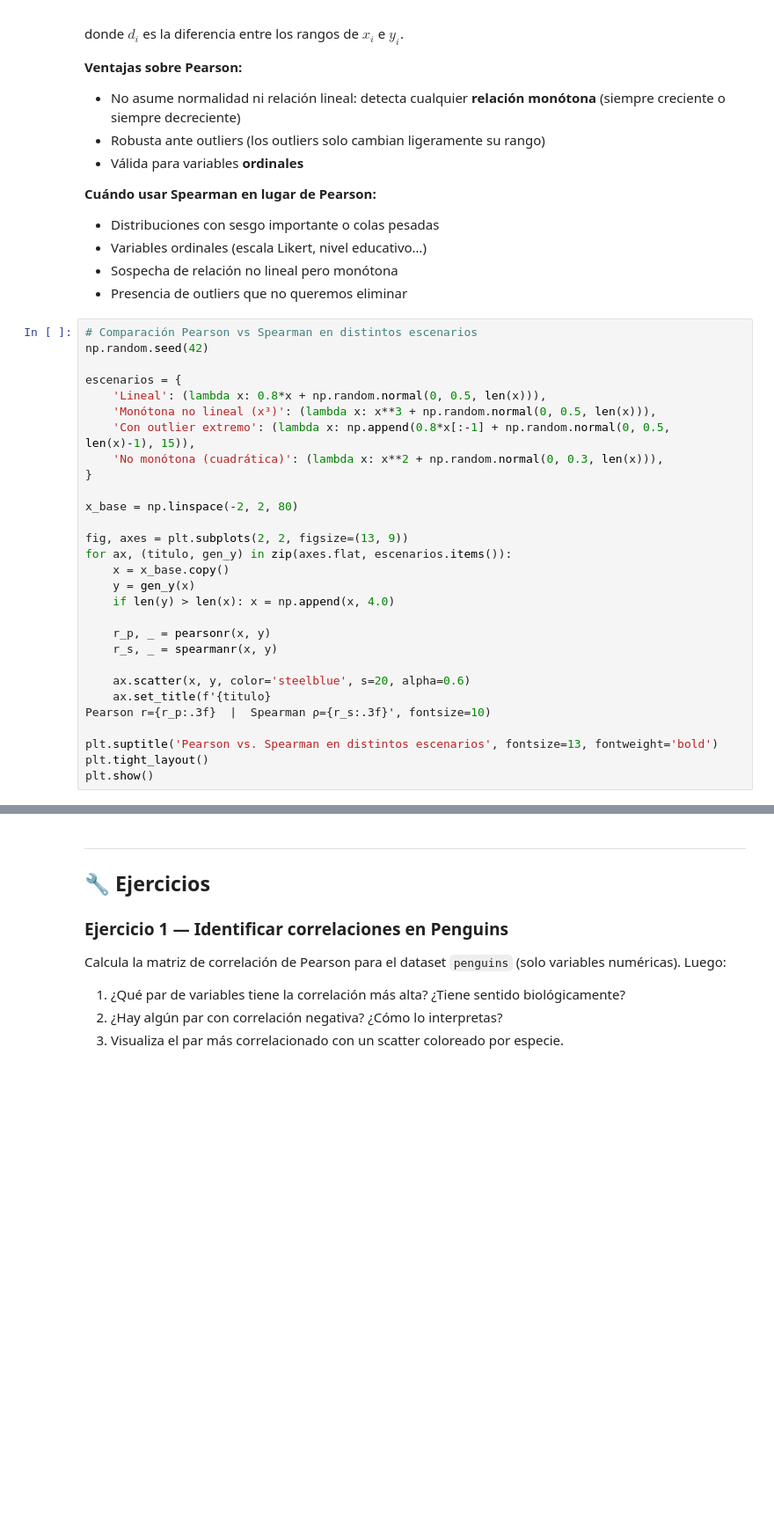
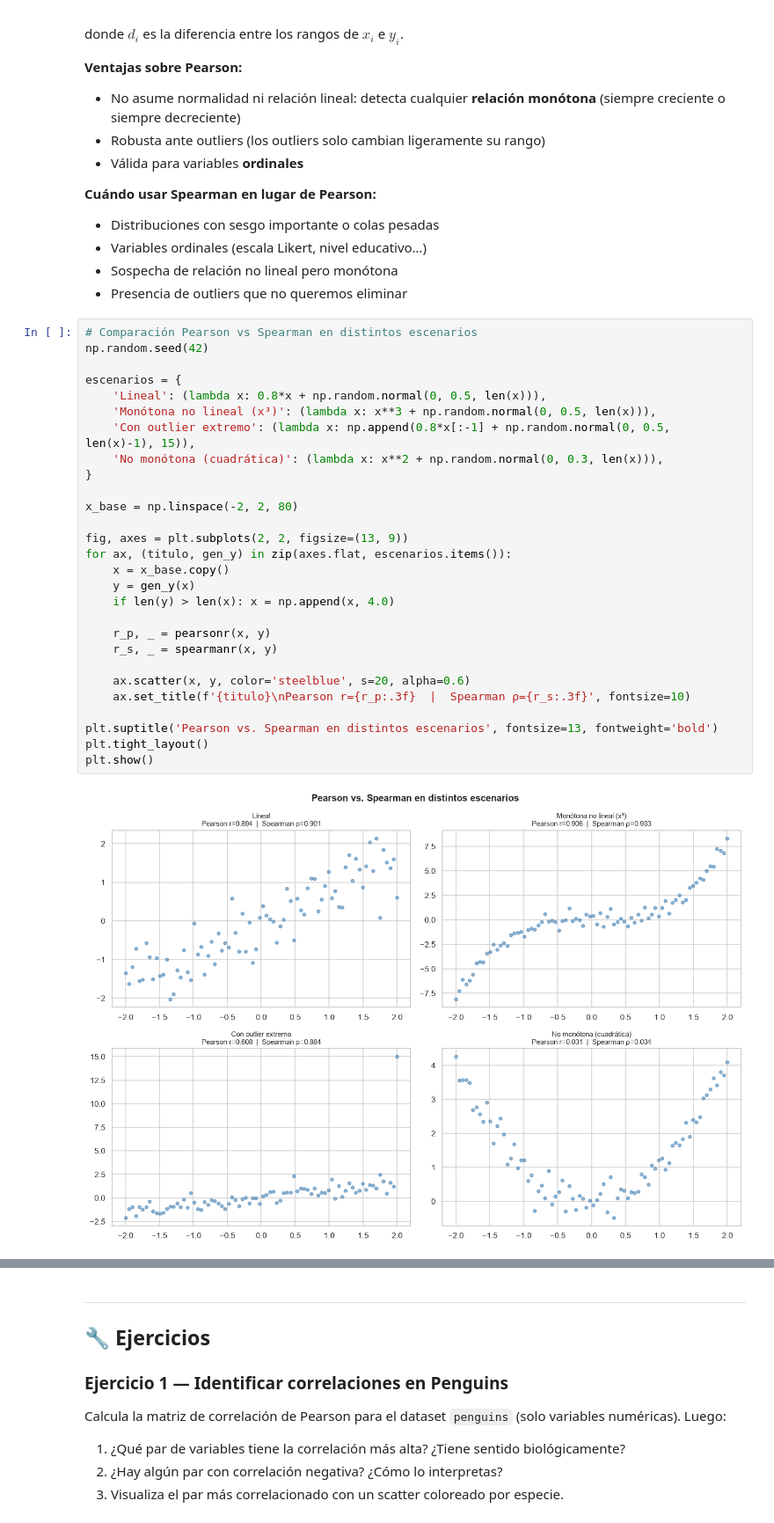
Before and after one commit to aalasan202/DLCD, a Jupyter notebook: UD2/Bloque_3_Correlacion/B3_S1_Concepto_Pearson_y_Spearman.ipynb, the cells around one changed output, grey strips where cells are left out. Shown at 88% size. Cells and saved outputs as stored; diff of their text form; blank space fills up the shorter version.

```diff
--- a/UD2/Bloque_3_Correlacion/B3_S1_Concepto_Pearson_y_Spearman.ipynb
+++ b/UD2/Bloque_3_Correlacion/B3_S1_Concepto_Pearson_y_Spearman.ipynb
@@ -251,32 +268,33 @@ donde $d_i$ es la diferencia entre los rangos de $x_i$ e $y_i$.
 # %%
 # Comparación Pearson vs Spearman en distintos escenarios
 np.random.seed(42)
 
 escenarios = {
     'Lineal': (lambda x: 0.8*x + np.random.normal(0, 0.5, len(x))),
     'Monótona no lineal (x³)': (lambda x: x**3 + np.random.normal(0, 0.5, len(x))),
     'Con outlier extremo': (lambda x: np.append(0.8*x[:-1] + np.random.normal(0, 0.5, len(x)-1), 15)),
     'No monótona (cuadrática)': (lambda x: x**2 + np.random.normal(0, 0.3, len(x))),
 }
 
 x_base = np.linspace(-2, 2, 80)
 
 fig, axes = plt.subplots(2, 2, figsize=(13, 9))
 for ax, (titulo, gen_y) in zip(axes.flat, escenarios.items()):
     x = x_base.copy()
     y = gen_y(x)
     if len(y) > len(x): x = np.append(x, 4.0)
 
     r_p, _ = pearsonr(x, y)
     r_s, _ = spearmanr(x, y)
 
     ax.scatter(x, y, color='steelblue', s=20, alpha=0.6)
-    ax.set_title(f'{titulo}
-Pearson r={r_p:.3f}  |  Spearman ρ={r_s:.3f}', fontsize=10)
+    ax.set_title(f'{titulo}\nPearson r={r_p:.3f}  |  Spearman ρ={r_s:.3f}', fontsize=10)
 
 plt.suptitle('Pearson vs. Spearman en distintos escenarios', fontsize=13, fontweight='bold')
 plt.tight_layout()
 plt.show()
+# %% [output]
+[figure, added]
 # %%
 # Pearson vs Spearman sobre variables reales con sesgo
 fare = titanic['fare'].dropna()
```
Also changed, not shown: parts of 9 cells of this notebook, 3 other files.
